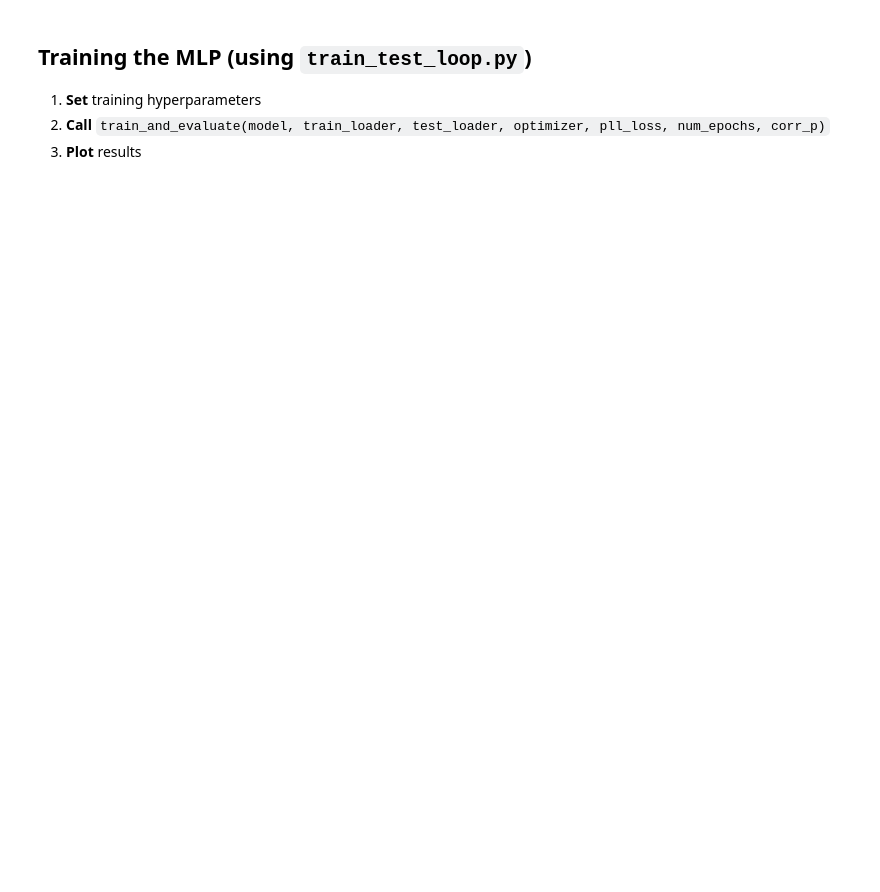
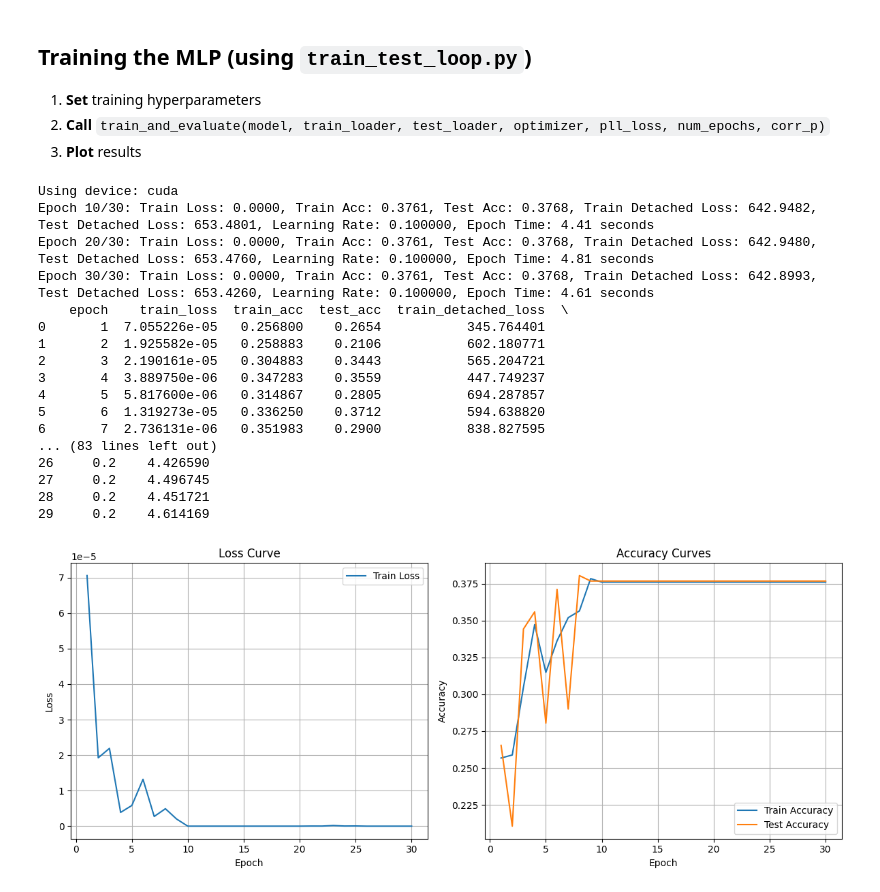
Before and after one commit to DaniBacaicoa/Weak_MC, a Jupyter notebook: Example.ipynb, the cells around one changed output. Cells and saved outputs as stored; diff of their text form; code cells hidden in the pictures; blank space fills up the shorter version.

```diff
--- a/Example.ipynb
+++ b/Example.ipynb
@@ -223,20 +191,80 @@ RuntimeError: linalg.matrix_power: A must be batches of square matrices, but the
 2. **Call** `train_and_evaluate(model, train_loader, test_loader, optimizer, pll_loss, num_epochs, corr_p)`
 3. **Plot** results
 # %%
+
+device = torch.device("cuda" if torch.cuda.is_available() else "cpu")
+print(f"Using device: {device}")
+
+model = MLP(
+    input_size=Data.num_features,
+    hidden_sizes=[],
+    output_size=Data.num_classes,
+    dropout_p=0,
+    bn=False,
+    activation='id'
+)
+
+optimizer = optim.Adam(
+    model.parameters(),
+    lr=1e-1,
+)
 # 2. Training parameters
 num_epochs = 30
 
+em_loss = MarginalChainProperLoss(weakener.M, loss_code="cross_entropy")
 
 # 3. Run the training + evaluation loop
 model, results_df = train_and_evaluate(
     model,        # our MLP on device
     train_loader, # yields (x, w, y)
     test_loader,  # yields (x, y)
     optimizer,    # Adam optimizer
-    pll_loss,     # EMLoss with our PLL mixing matrix
+    em_loss,     # EMLoss with our PLL mixing matrix
     num_epochs,   # total epochs
     corr_p        # used for logging consistency
 )
 
 # 4. View the epoch‐by‐epoch results
 print(results_df)
+
+# Set up a wide figure with two subplots
+fig, (ax1, ax2) = plt.subplots(1, 2, figsize=(12, 5))
+
+# Loss curves
+ax1.plot(results_df['epoch'], results_df['train_loss'], label='Train Loss')
+ax1.set_xlabel('Epoch')
+ax1.set_ylabel('Loss')
+ax1.set_title('Loss Curve')
+ax1.legend()
+ax1.grid(True)
+
+# Accuracy curves
+ax2.plot(results_df['epoch'], results_df['train_acc'], label='Train Accuracy')
+ax2.plot(results_df['epoch'], results_df['test_acc'], label='Test Accuracy')
+ax2.set_xlabel('Epoch')
+ax2.set_ylabel('Accuracy')
+ax2.set_title('Accuracy Curves')
+ax2.legend()
+ax2.grid(True)
+
+plt.tight_layout()
+plt.show()
+# %% [output]
+Using device: cuda
+Epoch 10/30: Train Loss: 0.0000, Train Acc: 0.3761, Test Acc: 0.3768, Train Detached Loss: 642.9482, Test Detached Loss: 653.4801, Learning Rate: 0.100000, Epoch Time: 4.41 seconds
+Epoch 20/30: Train Loss: 0.0000, Train Acc: 0.3761, Test Acc: 0.3768, Train Detached Loss: 642.9480, Test Detached Loss: 653.4760, Learning Rate: 0.100000, Epoch Time: 4.81 seconds
+Epoch 30/30: Train Loss: 0.0000, Train Acc: 0.3761, Test Acc: 0.3768, Train Detached Loss: 642.8993, Test Detached Loss: 653.4260, Learning Rate: 0.100000, Epoch Time: 4.61 seconds
+    epoch    train_loss  train_acc  test_acc  train_detached_loss  \
+0       1  7.055226e-05   0.256800    0.2654           345.764401
+1       2  1.925582e-05   0.258883    0.2106           602.180771
+2       3  2.190161e-05   0.304883    0.3443           565.204721
+3       4  3.889750e-06   0.347283    0.3559           447.749237
+4       5  5.817600e-06   0.314867    0.2805           694.287857
+5       6  1.319273e-05   0.336250    0.3712           594.638820
+6       7  2.736131e-06   0.351983    0.2900           838.827595
+... (83 lines left out)
+26     0.2    4.426590
+27     0.2    4.496745
+28     0.2    4.451721
+29     0.2    4.614169
+[figure, added]
```
Also changed, not shown: parts of 9 cells of this notebook.
